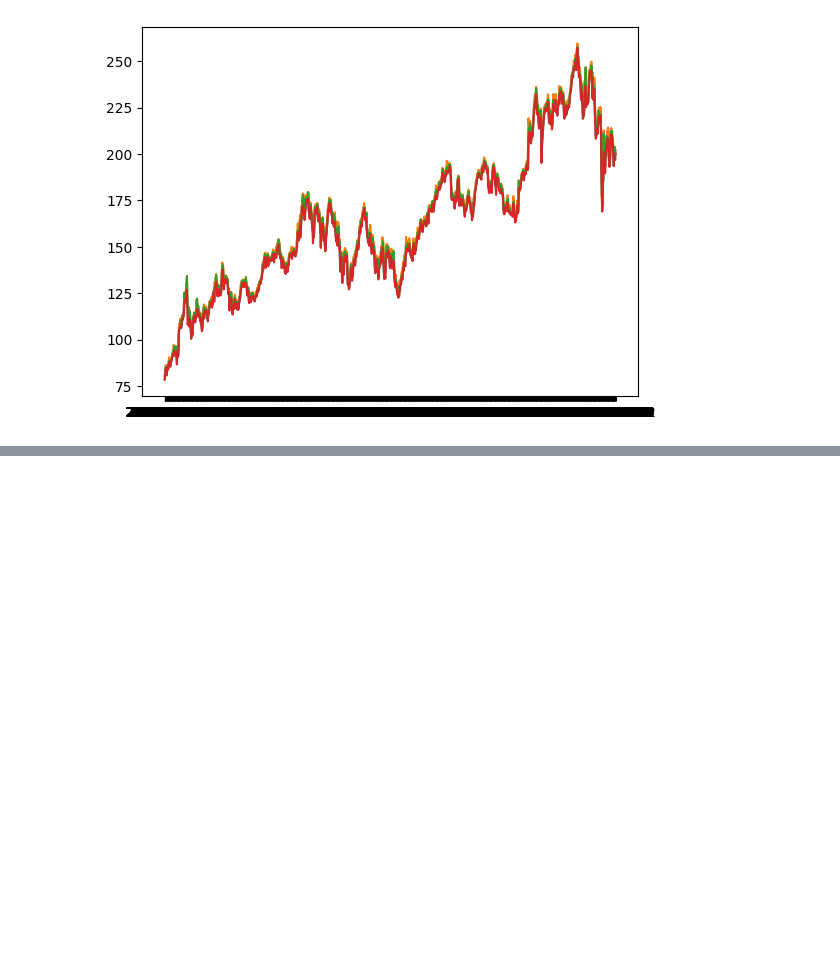
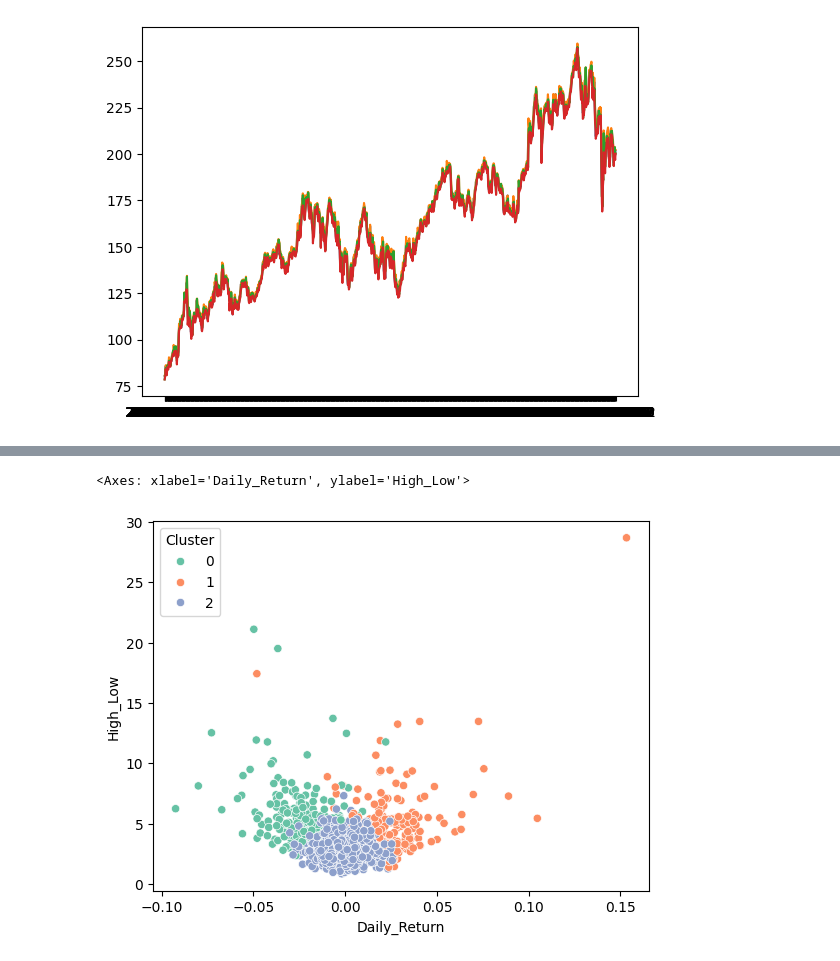
Before and after one commit to SoumyaBhaiya/AppleStocksAnalysis, a Jupyter notebook: stockAnalysis.ipynb, the cells around one changed output, grey strips where cells are left out. Cells and saved outputs as stored; diff of their text form; code cells hidden in the pictures; blank space fills up the shorter version.

```diff
--- a/stockAnalysis.ipynb
+++ b/stockAnalysis.ipynb
@@ -62,0 +144,17 @@ plt.plot(dataset["Date"], dataset["Low"])
+# %%
+from sklearn.preprocessing import StandardScaler
+from sklearn.cluster import KMeans
+
+features = ['High_Low', 'Open_Close', 'Daily_Return', 'Volume']
+X = dataset[features]
+X_scaled = StandardScaler().fit_transform(X)
+
+kmeans = KMeans(n_clusters=3, random_state=42)
+dataset['Cluster'] = kmeans.fit_predict(X_scaled)
+
+# Visualize
+import seaborn as sns
+sns.scatterplot(data=dataset, x='Daily_Return', y='High_Low', hue='Cluster', palette='Set2')
+# %% [output]
+<Axes: xlabel='Daily_Return', ylabel='High_Low'>
+[figure, added]
```
Also changed, not shown: parts of 5 cells of this notebook.
